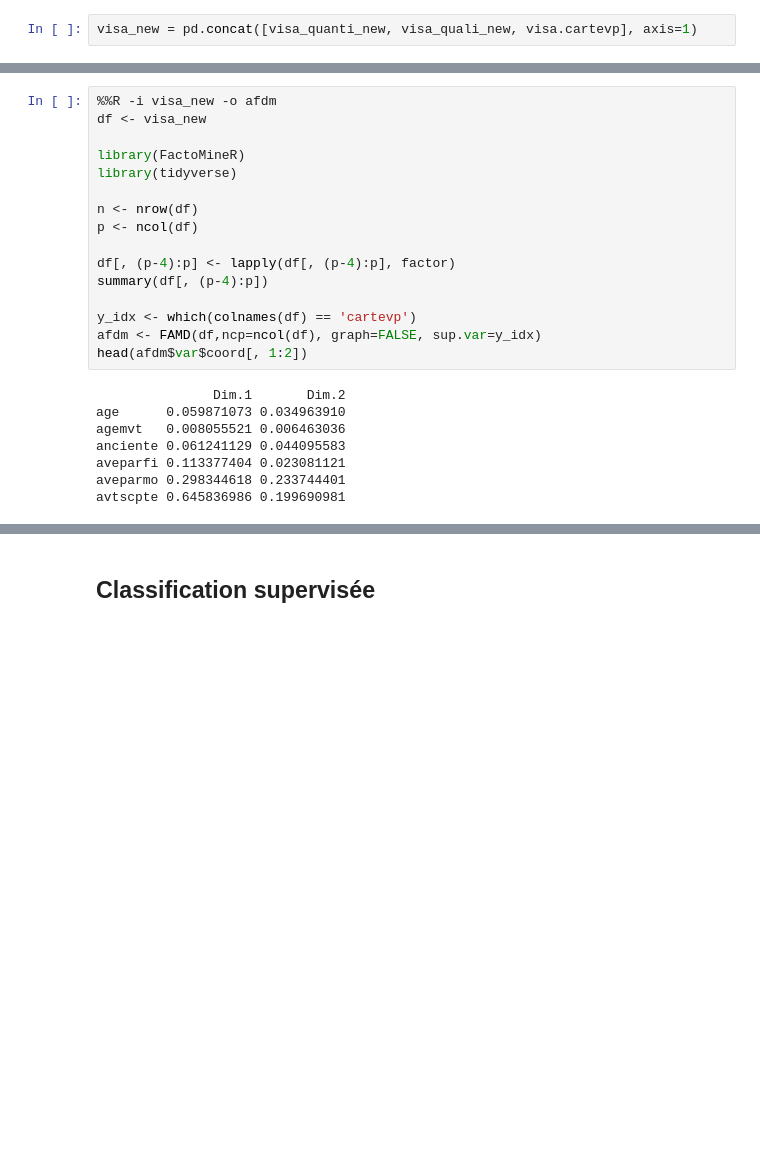
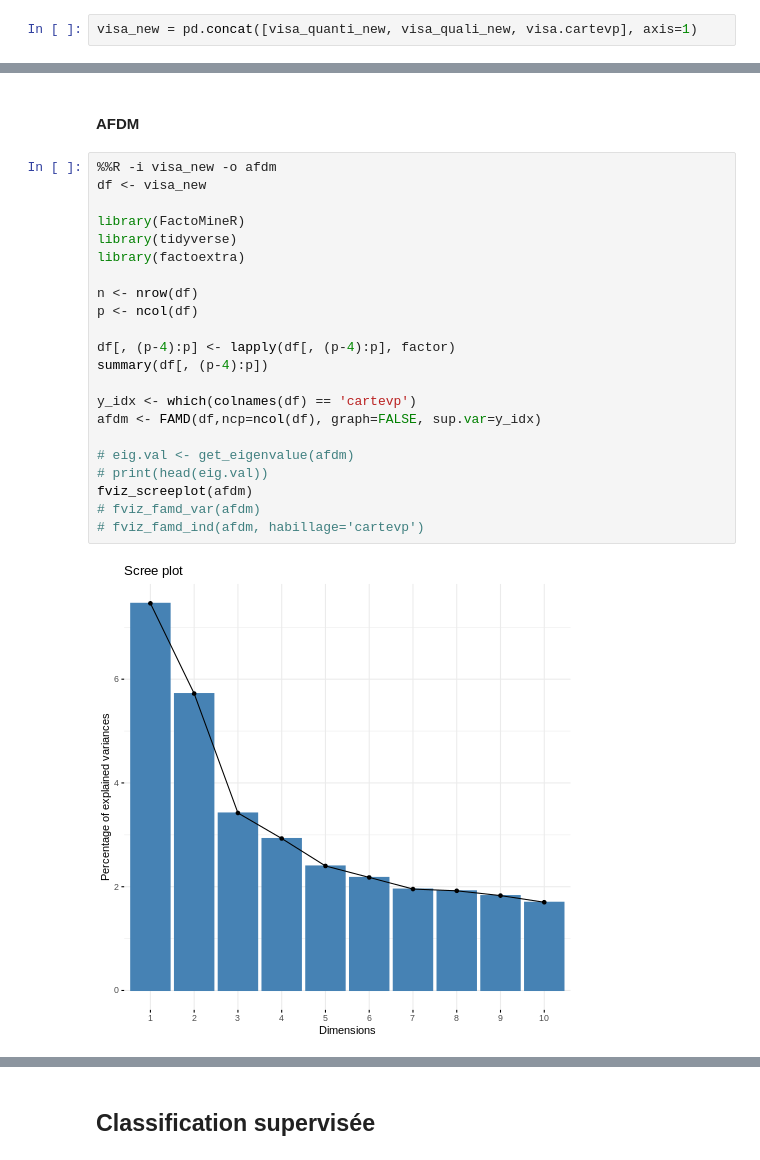
Before and after one commit to mahdiou-diallo/Projet_AppSup, a Jupyter notebook: src/visa.ipynb, the cells around one changed output, grey strips where cells are left out. Cells and saved outputs as stored; diff of their text form; blank space fills up the shorter version.

Commit message:
implement different preprocessing methods improve analysis of PCA and FAMD improve notebook structure

```diff
--- a/src/visa.ipynb
+++ b/src/visa.ipynb
@@ -386,24 +396,26 @@ visa_new = pd.concat([visa_quanti_new, visa_quali_new, visa.cartevp], axis=1)
+# %% [markdown]
+#### AFDM
 # %%
 %%R -i visa_new -o afdm
 df <- visa_new
 
 library(FactoMineR)
 library(tidyverse)
+library(factoextra)
 
 n <- nrow(df)
 p <- ncol(df)
 
 df[, (p-4):p] <- lapply(df[, (p-4):p], factor)
 summary(df[, (p-4):p])
 
 y_idx <- which(colnames(df) == 'cartevp')
 afdm <- FAMD(df,ncp=ncol(df), graph=FALSE, sup.var=y_idx)
-head(afdm$var$coord[, 1:2])
+
+# eig.val <- get_eigenvalue(afdm)
+# print(head(eig.val))
+fviz_screeplot(afdm)
+# fviz_famd_var(afdm)
+# fviz_famd_ind(afdm, habillage='cartevp')
 # %% [output]
-               Dim.1       Dim.2
-age      0.059871073 0.034963910
-agemvt   0.008055521 0.006463036
-anciente 0.061241129 0.044095583
-aveparfi 0.113377404 0.023081121
-aveparmo 0.298344618 0.233744401
-avtscpte 0.645836986 0.199690981
+[figure, added]
```
Also changed, not shown: parts of 45 cells of this notebook, 1 other file.
